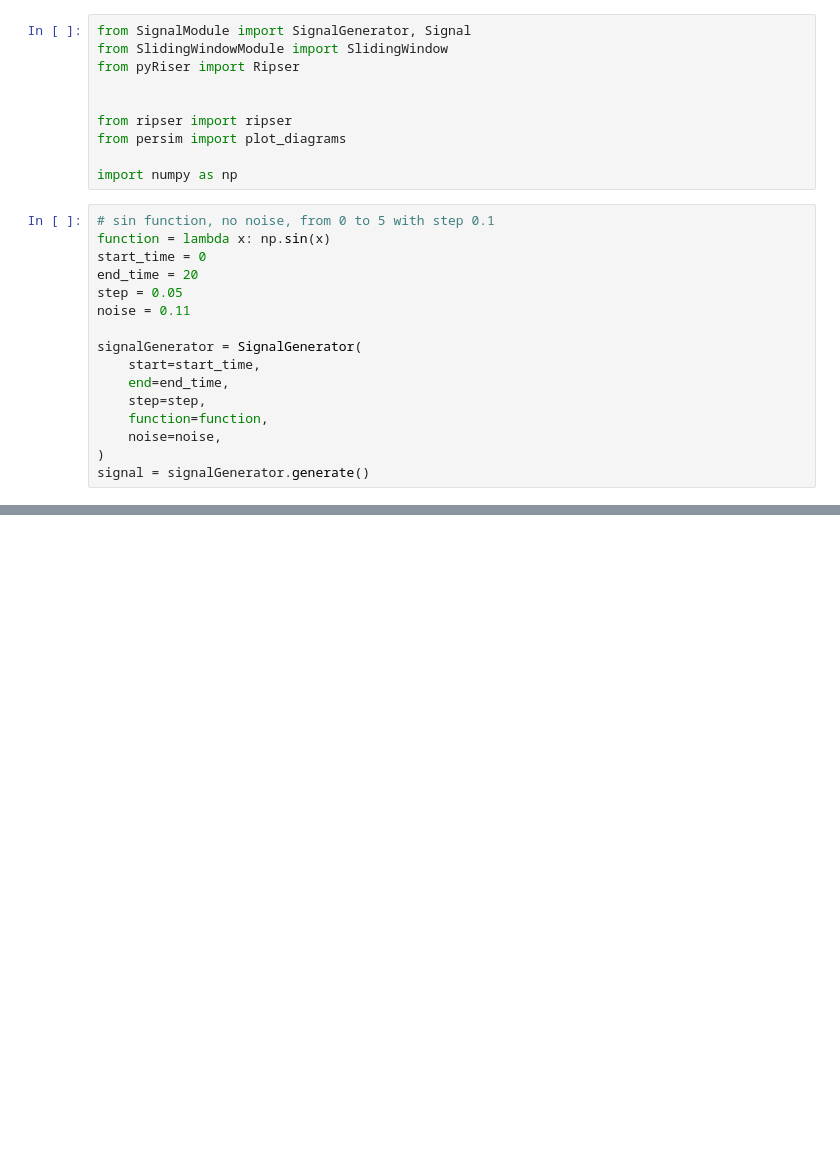
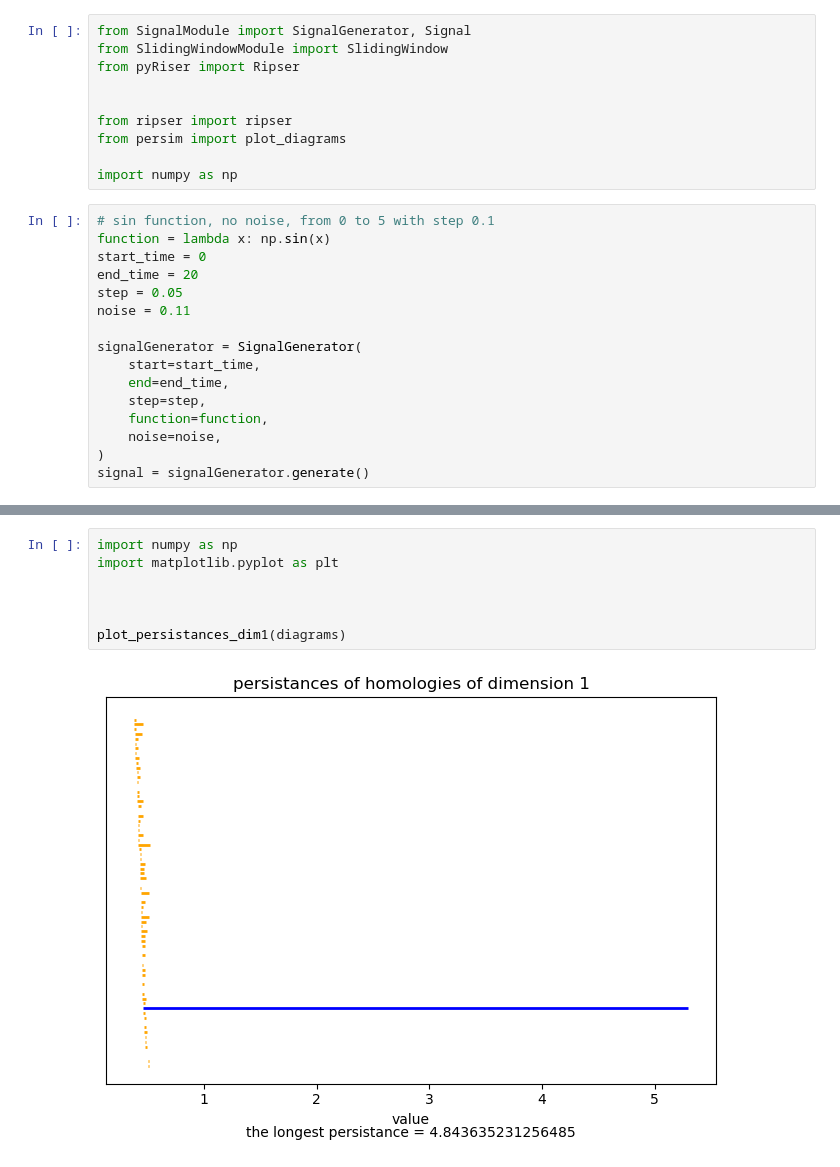
Before and after one commit to LanSevcnikar/uni-funkcijsko-programiranje, a Jupyter notebook: seminarska/main.ipynb, the cells around one changed output, grey strips where cells are left out. Drawn from its saved outputs; the diff is of its cells as text; blank space fills up the shorter version.

```diff
--- a/seminarska/main.ipynb
+++ b/seminarska/main.ipynb
@@ -74,3 +116,12 @@ plot_diagrams(diagrams, show=True)
+# %%
+import numpy as np
+import matplotlib.pyplot as plt
+
+
+
+plot_persistances_dim1(diagrams)
+# %% [output]
+[figure, added]
 # %%
 barcode_distances = [y - x for x,y in diagrams[1]]
 max_distance = max(barcode_distances)
```
Also changed, not shown: parts of 7 cells of this notebook, 3 other files.
